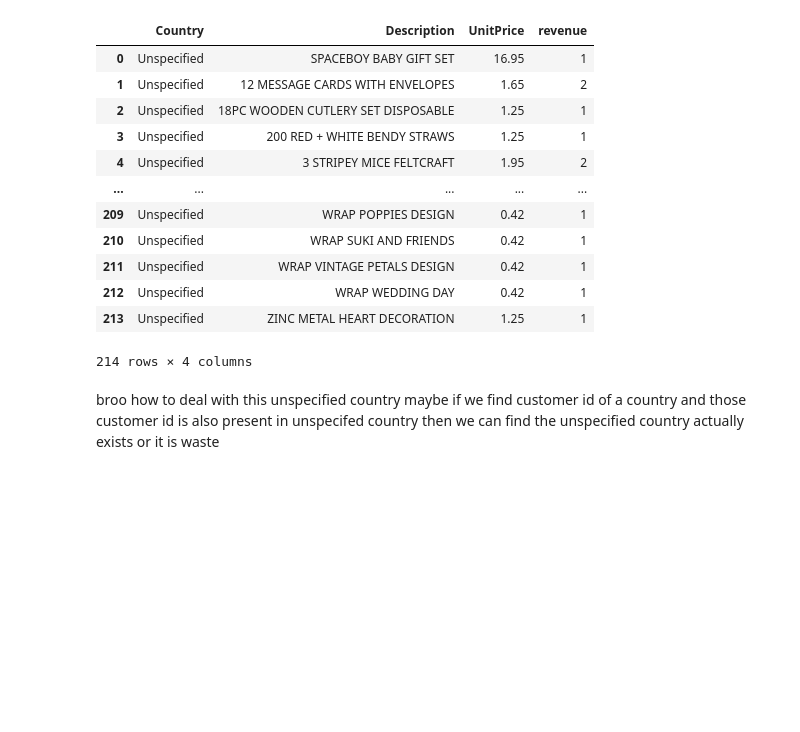
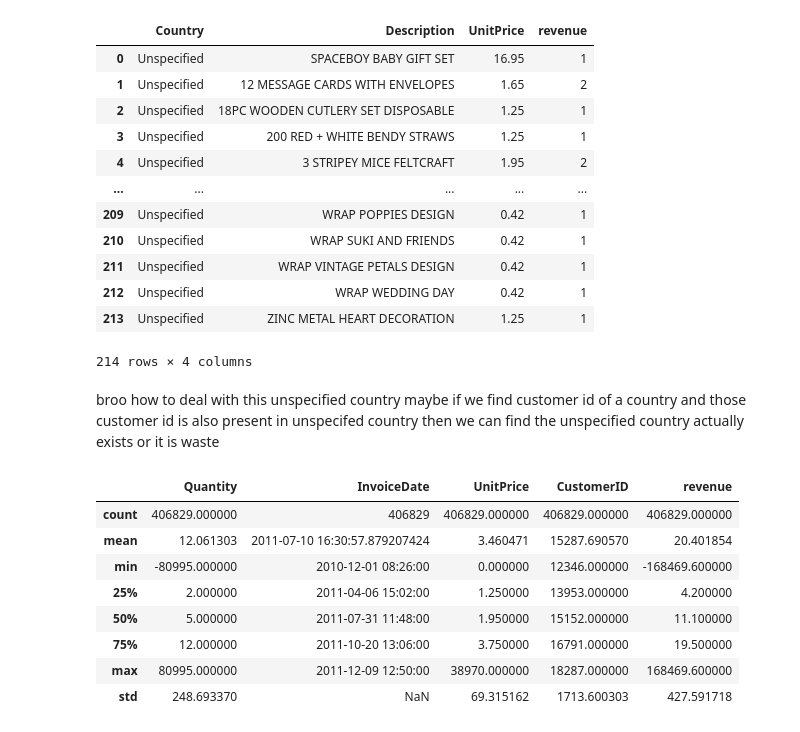
Before and after one commit to mokshithr530/bigdatacheck, a Jupyter notebook: dataset/checkdata2.ipynb, the cells around one changed output. Saved outputs shown, nothing was run; the diff lists cells and outputs as text; code cells hidden in the pictures; blank space fills up the shorter version.

```diff
--- a/dataset/checkdata2.ipynb
+++ b/dataset/checkdata2.ipynb
@@ -459,3 +458,15 @@ nocun.groupby(["Country","Description","UnitPrice"])["revenue"].nunique().reset_
 214 rows × 4 columns
 # %% [markdown]
 broo how to deal with this unspecified country maybe if we find customer id of a country and those customer id is also present in unspecifed country then we can find the unspecified country actually exists or it is waste
+# %%
+dfcl.describe()
+# %% [output]
+|  | Quantity | InvoiceDate | UnitPrice | CustomerID | revenue |
+| count | 406829.000000 | 406829 | 406829.000000 | 406829.000000 | 406829.000000 |
+| mean | 12.061303 | 2011-07-10 16:30:57.879207424 | 3.460471 | 15287.690570 | 20.401854 |
+| min | -80995.000000 | 2010-12-01 08:26:00 | 0.000000 | 12346.000000 | -168469.600000 |
+| 25% | 2.000000 | 2011-04-06 15:02:00 | 1.250000 | 13953.000000 | 4.200000 |
+| 50% | 5.000000 | 2011-07-31 11:48:00 | 1.950000 | 15152.000000 | 11.100000 |
+| 75% | 12.000000 | 2011-10-20 13:06:00 | 3.750000 | 16791.000000 | 19.500000 |
+| max | 80995.000000 | 2011-12-09 12:50:00 | 38970.000000 | 18287.000000 | 168469.600000 |
+| std | 248.693370 | NaN | 69.315162 | 1713.600303 | 427.591718 |
```
Also changed, not shown: parts of 2 cells of this notebook.
